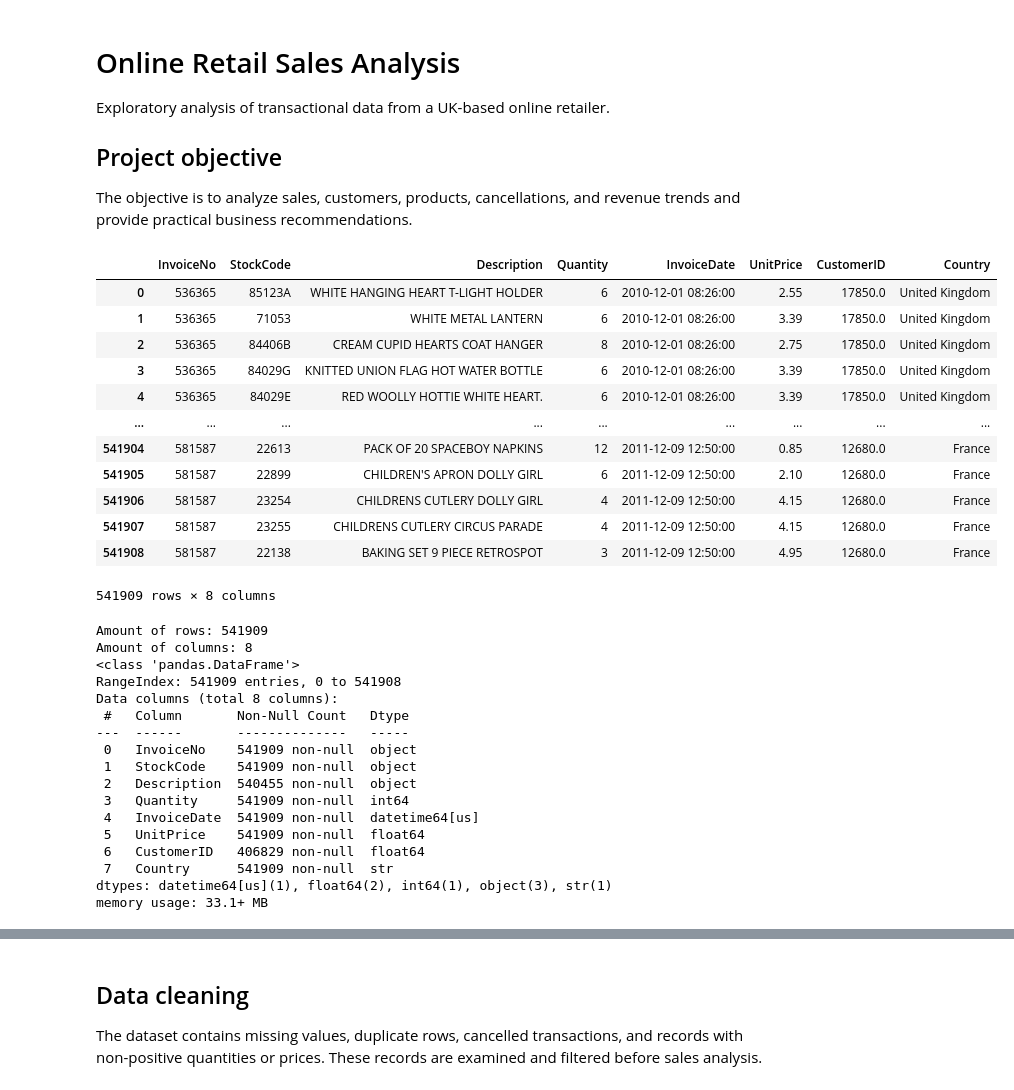
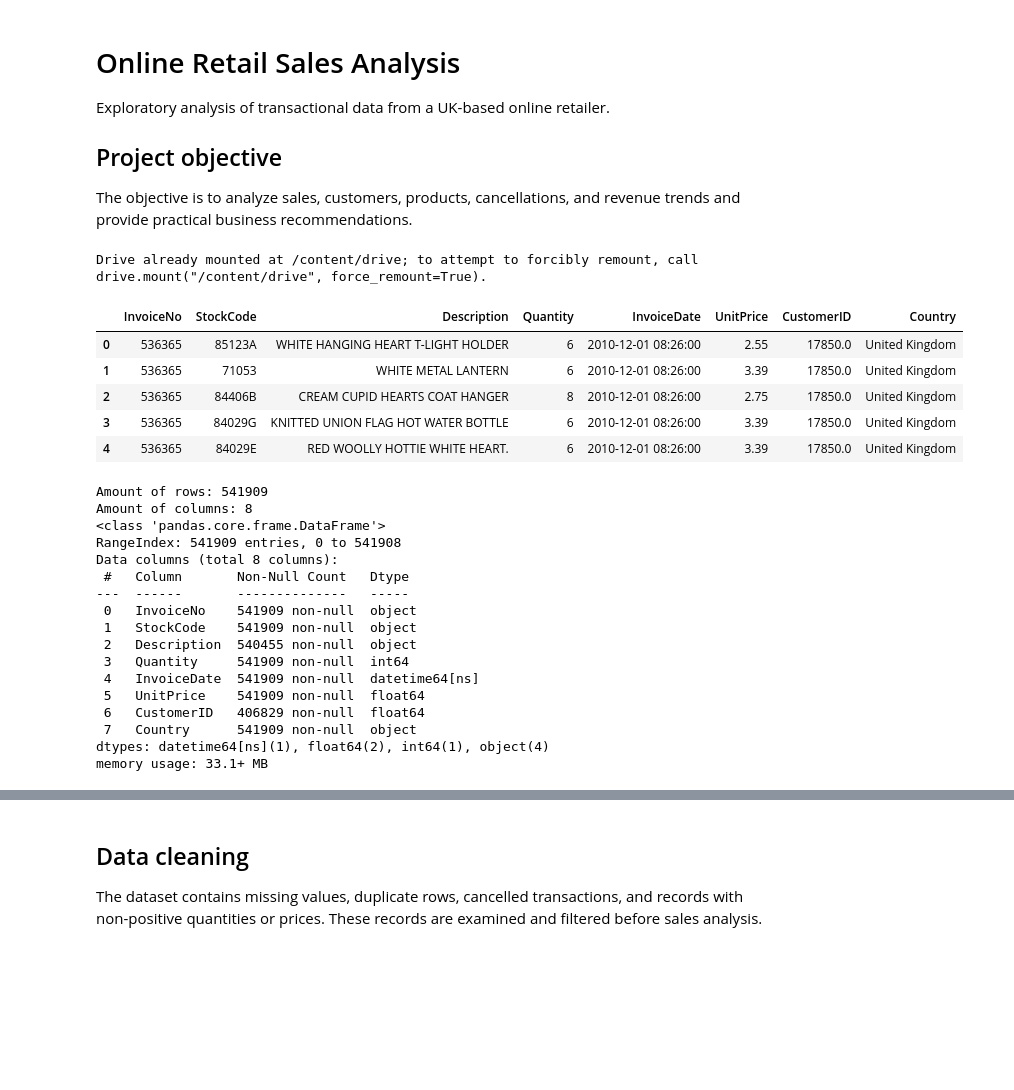
Before and after one commit to Brutva/online-retail-analysis, a Jupyter notebook: notebooks/online_retail_analysis.ipynb, the cells around one changed output, grey strips where cells are left out. Drawn from its saved outputs; the diff is of its cells as text; code cells hidden in the pictures; blank space fills up the shorter version.

Commit message:
Connect to google colab

```diff
--- a/notebooks/online_retail_analysis.ipynb
+++ b/notebooks/online_retail_analysis.ipynb
@@ -6,6 +6,12 @@ Exploratory analysis of transactional data from a UK-based online retailer.
 ## Project objective
 
 The objective is to analyze sales, customers, products, cancellations, and revenue trends and provide practical business recommendations.
+# %%
+from google.colab import drive
+
+drive.mount("/content/drive")
+# %% [output]
+Drive already mounted at /content/drive; to attempt to forcibly remount, call drive.mount("/content/drive", force_remount=True).
 # %%
 import pandas as pd
 import matplotlib.pyplot as plt
@@ -15,23 +21,18 @@ pd.set_option('display.max_columns', None)
 
 sns.set_theme(style="whitegrid")
 # %%
-df = pd.read_excel('../data/online_retail.xlsx')
+df = pd.read_excel(
+    "/content/drive/MyDrive/online-retail-analysis/data/online_retail.xlsx"
+)
 
-df
+df.head()
 # %% [output]
 |  | InvoiceNo | StockCode | Description | Quantity | InvoiceDate | UnitPrice | CustomerID | Country |
 | 0 | 536365 | 85123A | WHITE HANGING HEART T-LIGHT HOLDER | 6 | 2010-12-01 08:26:00 | 2.55 | 17850.0 | United Kingdom |
 | 1 | 536365 | 71053 | WHITE METAL LANTERN | 6 | 2010-12-01 08:26:00 | 3.39 | 17850.0 | United Kingdom |
 | 2 | 536365 | 84406B | CREAM CUPID HEARTS COAT HANGER | 8 | 2010-12-01 08:26:00 | 2.75 | 17850.0 | United Kingdom |
 | 3 | 536365 | 84029G | KNITTED UNION FLAG HOT WATER BOTTLE | 6 | 2010-12-01 08:26:00 | 3.39 | 17850.0 | United Kingdom |
 | 4 | 536365 | 84029E | RED WOOLLY HOTTIE WHITE HEART. | 6 | 2010-12-01 08:26:00 | 3.39 | 17850.0 | United Kingdom |
-| ... | ... | ... | ... | ... | ... | ... | ... | ... |
-| 541904 | 581587 | 22613 | PACK OF 20 SPACEBOY NAPKINS | 12 | 2011-12-09 12:50:00 | 0.85 | 12680.0 | France |
-| 541905 | 581587 | 22899 | CHILDREN'S APRON DOLLY GIRL | 6 | 2011-12-09 12:50:00 | 2.10 | 12680.0 | France |
-| 541906 | 581587 | 23254 | CHILDRENS CUTLERY DOLLY GIRL | 4 | 2011-12-09 12:50:00 | 4.15 | 12680.0 | France |
-| 541907 | 581587 | 23255 | CHILDRENS CUTLERY CIRCUS PARADE | 4 | 2011-12-09 12:50:00 | 4.15 | 12680.0 | France |
-| 541908 | 581587 | 22138 | BAKING SET 9 PIECE RETROSPOT | 3 | 2011-12-09 12:50:00 | 4.95 | 12680.0 | France |
-541909 rows × 8 columns
 # %%
 print(f"Amount of rows: {df.shape[0]}")
 print(f"Amount of columns: {df.shape[1]}")
@@ -40,7 +41,7 @@ df.info()
 # %% [output]
 Amount of rows: 541909
 Amount of columns: 8
-<class 'pandas.DataFrame'>
+<class 'pandas.core.frame.DataFrame'>
 RangeIndex: 541909 entries, 0 to 541908
 Data columns (total 8 columns):
  #   Column       Non-Null Count   Dtype
@@ -49,11 +50,11 @@ Data columns (total 8 columns):
  1   StockCode    541909 non-null  object
  2   Description  540455 non-null  object
  3   Quantity     541909 non-null  int64
- 4   InvoiceDate  541909 non-null  datetime64[us]
+ 4   InvoiceDate  541909 non-null  datetime64[ns]
  5   UnitPrice    541909 non-null  float64
  6   CustomerID   406829 non-null  float64
- 7   Country      541909 non-null  str
-dtypes: datetime64[us](1), float64(2), int64(1), object(3), str(1)
+ 7   Country      541909 non-null  object
+dtypes: datetime64[ns](1), float64(2), int64(1), object(4)
 memory usage: 33.1+ MB
 # %%
 df.describe(include="all")
```
Also changed, not shown: parts of 7 cells of this notebook.
